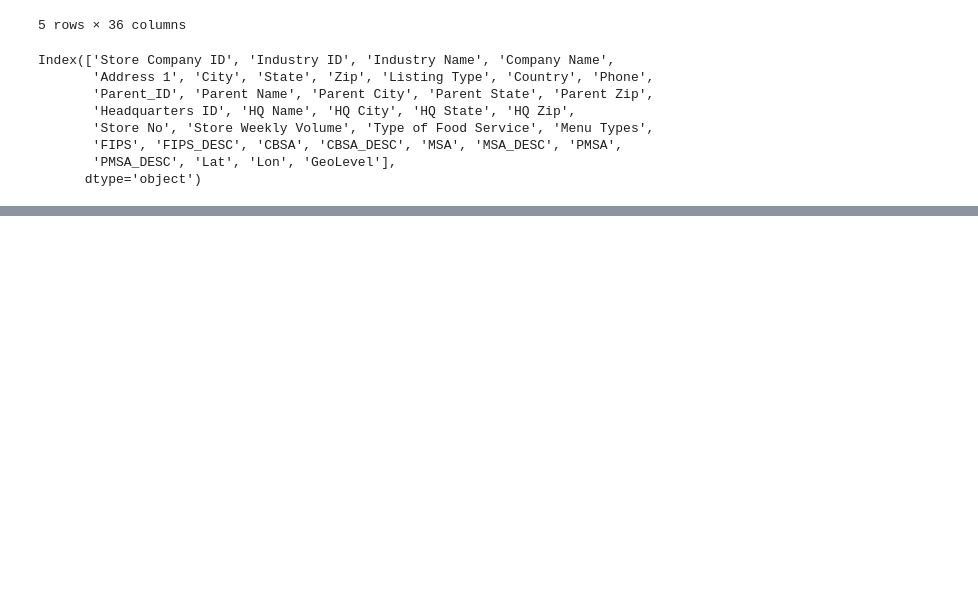
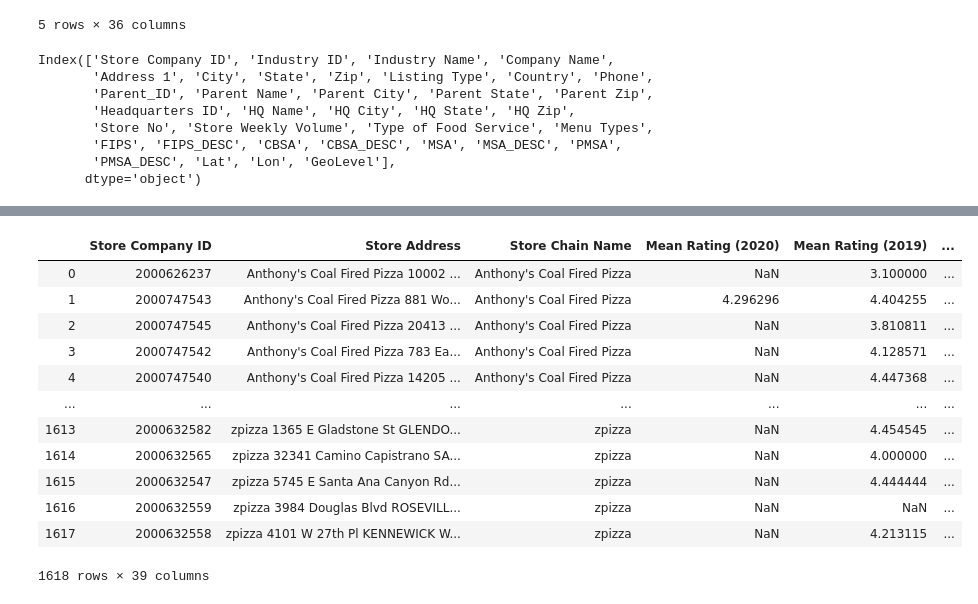
Before and after one commit to spencerqbrown/clean, a Jupyter notebook: cleaning_log.ipynb, the cells around one changed output, grey strips where cells are left out. Saved outputs shown, nothing was run; the diff lists cells and outputs as text; code cells hidden in the pictures; blank space fills up the shorter version.

```diff
--- a/cleaning_log.ipynb
+++ b/cleaning_log.ipynb
@@ -3653,0 +3713,21 @@ closed = closed.drop(columns_to_drop, axis=1)
+# %%
+files = get_files("C:\\Users\\Spencer\\Desktop\\clean\\data\\processed_closed", "csv")
+scrapes = pd.read_csv(files[0])
+for f in files[1:]:
+    scrapes = pd.concat([scrapes, pd.read_csv(f)], ignore_index=True)
+# %%
+scrapes
+# %% [output]
+|  | Store Company ID | Store Address | Store Chain Name | Mean Rating (2020) | Mean Rating (2019) | ... |
+| 0 | 2000626237 | Anthony's Coal Fired Pizza 10002 ... | Anthony's Coal Fired Pizza | NaN | 3.100000 | ... |
+| 1 | 2000747543 | Anthony's Coal Fired Pizza 881 Wo... | Anthony's Coal Fired Pizza | 4.296296 | 4.404255 | ... |
+| 2 | 2000747545 | Anthony's Coal Fired Pizza 20413 ... | Anthony's Coal Fired Pizza | NaN | 3.810811 | ... |
+| 3 | 2000747542 | Anthony's Coal Fired Pizza 783 Ea... | Anthony's Coal Fired Pizza | NaN | 4.128571 | ... |
+| 4 | 2000747540 | Anthony's Coal Fired Pizza 14205 ... | Anthony's Coal Fired Pizza | NaN | 4.447368 | ... |
+| ... | ... | ... | ... | ... | ... | ... |
+| 1613 | 2000632582 | zpizza 1365 E Gladstone St GLENDO... | zpizza | NaN | 4.454545 | ... |
+| 1614 | 2000632565 | zpizza 32341 Camino Capistrano SA... | zpizza | NaN | 4.000000 | ... |
+| 1615 | 2000632547 | zpizza 5745 E Santa Ana Canyon Rd... | zpizza | NaN | 4.444444 | ... |
+| 1616 | 2000632559 | zpizza 3984 Douglas Blvd ROSEVILL... | zpizza | NaN | NaN | ... |
+| 1617 | 2000632558 | zpizza 4101 W 27th Pl KENNEWICK W... | zpizza | NaN | 4.213115 | ... |
+1618 rows × 39 columns
```
Also changed, not shown: parts of 7 cells of this notebook, 4 other files.
